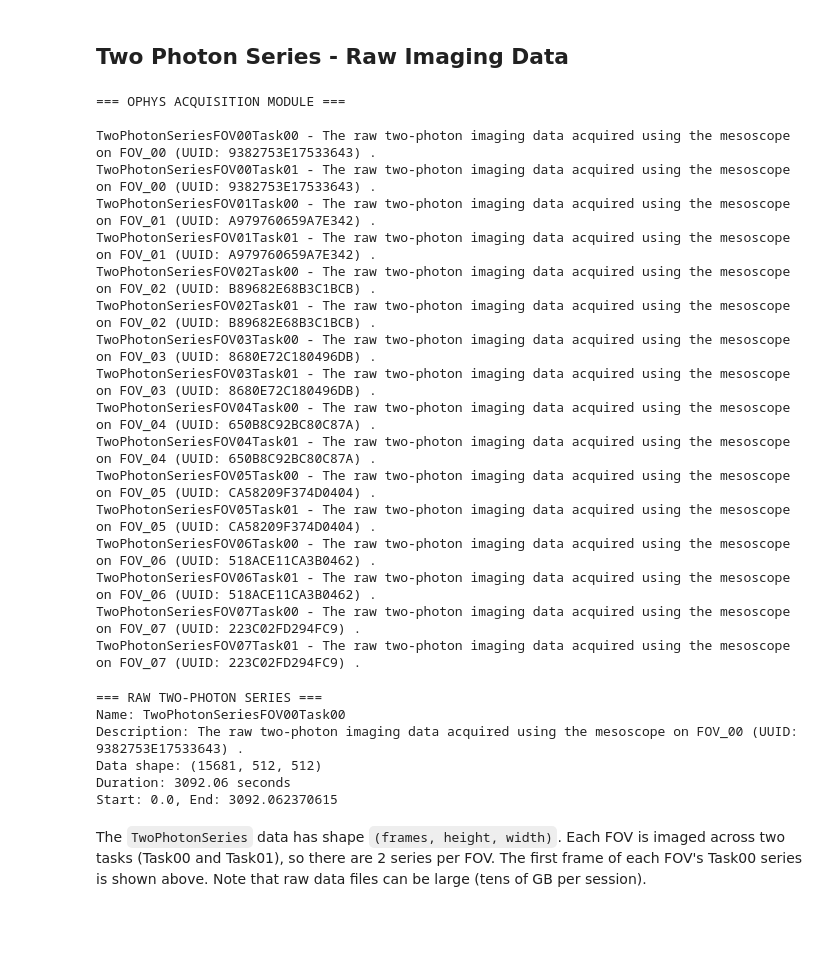
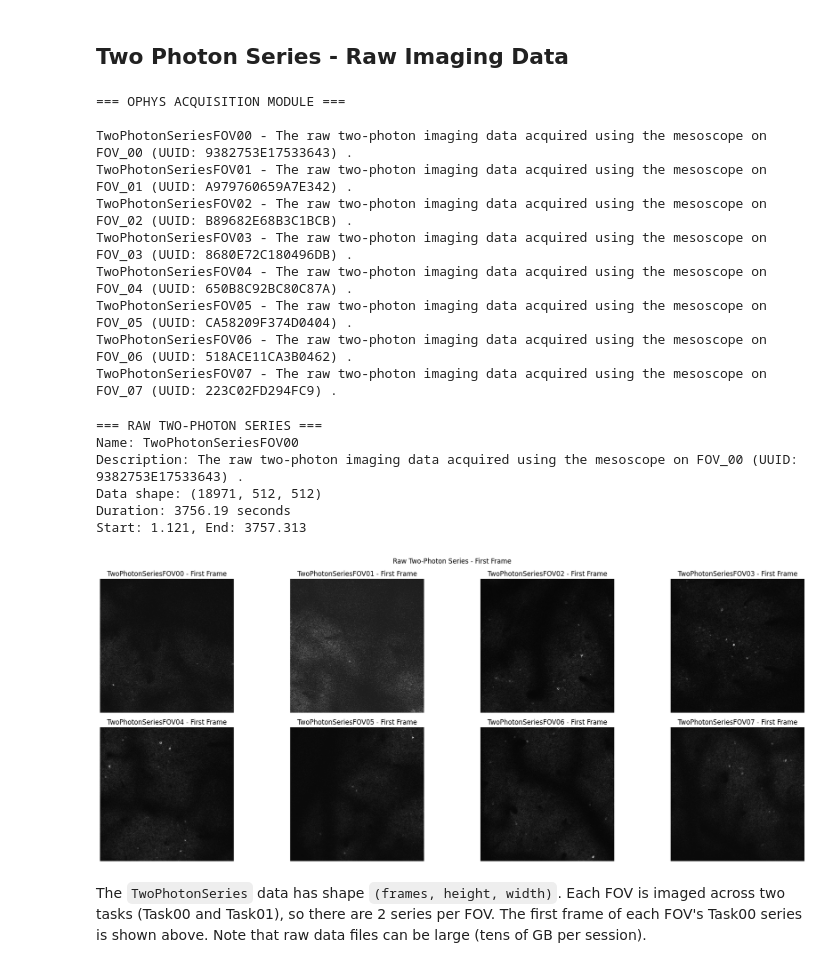
Before and after one commit to catalystneuro/IBL-mesoscope-to-nwb, a Jupyter notebook: src/ibl_mesoscope_to_nwb/mesoscope2025/tutorials/raw.ipynb, the cells around one changed output. Cells and saved outputs as stored; diff of their text form; code cells hidden in the pictures; blank space fills up the shorter version.

```diff
--- a/src/ibl_mesoscope_to_nwb/mesoscope2025/tutorials/raw.ipynb
+++ b/src/ibl_mesoscope_to_nwb/mesoscope2025/tutorials/raw.ipynb
@@ -75,7 +75,7 @@ def load_nwb_local(directory_path, subject_id, session_id):
     """
     directory_path = Path(directory_path)
     nwbfile_path = (
-        directory_path / f"sub-{subject_id}/sub-{subject_id}_ses-{session_id}_desc-processed_behavior+ophys.nwb"
+        directory_path / f"sub-{subject_id}/sub-{subject_id}_ses-{session_id}_desc-raw_behavior+ophys.nwb"
     )
 
     if not nwbfile_path.exists():
@@ -103,7 +103,7 @@ if USE_DANDI:
     nwbfile, io = load_nwb_from_dandi(dandiset_id, subject_id, session_id)
 else:
     # Specify your local directory path
-    local_directory = "E:/IBL-mesoscope-nwbfiles/stub"  # Replace with actual path
+    local_directory = "E:/IBL-mesoscope-nwbfiles/full"  # Replace with actual path
     nwbfile, io = load_nwb_local(local_directory, subject_id, session_id)
 
 print("=== SESSION INFORMATION ===")
@@ -179,22 +197,14 @@ for name, proc in nwbfile.acquisition.items():
 # %% [output]
 === OPHYS ACQUISITION MODULE ===
 
-TwoPhotonSeriesFOV00Task00 - The raw two-photon imaging data acquired using the mesoscope on FOV_00 (UUID: 9382753E17533643) .
-TwoPhotonSeriesFOV00Task01 - The raw two-photon imaging data acquired using the mesoscope on FOV_00 (UUID: 9382753E17533643) .
-TwoPhotonSeriesFOV01Task00 - The raw two-photon imaging data acquired using the mesoscope on FOV_01 (UUID: A979760659A7E342) .
-TwoPhotonSeriesFOV01Task01 - The raw two-photon imaging data acquired using the mesoscope on FOV_01 (UUID: A979760659A7E342) .
-TwoPhotonSeriesFOV02Task00 - The raw two-photon imaging data acquired using the mesoscope on FOV_02 (UUID: B89682E68B3C1BCB) .
-TwoPhotonSeriesFOV02Task01 - The raw two-photon imaging data acquired using the mesoscope on FOV_02 (UUID: B89682E68B3C1BCB) .
-TwoPhotonSeriesFOV03Task00 - The raw two-photon imaging data acquired using the mesoscope on FOV_03 (UUID: 8680E72C180496DB) .
-TwoPhotonSeriesFOV03Task01 - The raw two-photon imaging data acquired using the mesoscope on FOV_03 (UUID: 8680E72C180496DB) .
-TwoPhotonSeriesFOV04Task00 - The raw two-photon imaging data acquired using the mesoscope on FOV_04 (UUID: 650B8C92BC80C87A) .
-TwoPhotonSeriesFOV04Task01 - The raw two-photon imaging data acquired using the mesoscope on FOV_04 (UUID: 650B8C92BC80C87A) .
-TwoPhotonSeriesFOV05Task00 - The raw two-photon imaging data acquired using the mesoscope on FOV_05 (UUID: CA58209F374D0404) .
-TwoPhotonSeriesFOV05Task01 - The raw two-photon imaging data acquired using the mesoscope on FOV_05 (UUID: CA58209F374D0404) .
-TwoPhotonSeriesFOV06Task00 - The raw two-photon imaging data acquired using the mesoscope on FOV_06 (UUID: 518ACE11CA3B0462) .
-TwoPhotonSeriesFOV06Task01 - The raw two-photon imaging data acquired using the mesoscope on FOV_06 (UUID: 518ACE11CA3B0462) .
-TwoPhotonSeriesFOV07Task00 - The raw two-photon imaging data acquired using the mesoscope on FOV_07 (UUID: 223C02FD294FC9) .
-TwoPhotonSeriesFOV07Task01 - The raw two-photon imaging data acquired using the mesoscope on FOV_07 (UUID: 223C02FD294FC9) .
+TwoPhotonSeriesFOV00 - The raw two-photon imaging data acquired using the mesoscope on FOV_00 (UUID: 9382753E17533643) .
+TwoPhotonSeriesFOV01 - The raw two-photon imaging data acquired using the mesoscope on FOV_01 (UUID: A979760659A7E342) .
+TwoPhotonSeriesFOV02 - The raw two-photon imaging data acquired using the mesoscope on FOV_02 (UUID: B89682E68B3C1BCB) .
+TwoPhotonSeriesFOV03 - The raw two-photon imaging data acquired using the mesoscope on FOV_03 (UUID: 8680E72C180496DB) .
+TwoPhotonSeriesFOV04 - The raw two-photon imaging data acquired using the mesoscope on FOV_04 (UUID: 650B8C92BC80C87A) .
+TwoPhotonSeriesFOV05 - The raw two-photon imaging data acquired using the mesoscope on FOV_05 (UUID: CA58209F374D0404) .
+TwoPhotonSeriesFOV06 - The raw two-photon imaging data acquired using the mesoscope on FOV_06 (UUID: 518ACE11CA3B0462) .
+TwoPhotonSeriesFOV07 - The raw two-photon imaging data acquired using the mesoscope on FOV_07 (UUID: 223C02FD294FC9) .
 # %%
 # Access data of one example FOV
 two_photon_series = nwbfile.acquisition[two_photon_series_names[0]]
@@ -207,35 +217,35 @@ print(f"Duration: {two_photon_series.timestamps[-1] - two_photon_series.timestam
 print(f"Start: {two_photon_series.timestamps[0]}, End: {two_photon_series.timestamps[-1]}")
 # %% [output]
 === RAW TWO-PHOTON SERIES ===
-Name: TwoPhotonSeriesFOV00Task00
+Name: TwoPhotonSeriesFOV00
 Description: The raw two-photon imaging data acquired using the mesoscope on FOV_00 (UUID: 9382753E17533643) .
-Data shape: (15681, 512, 512)
-Duration: 3092.06 seconds
-Start: 0.0, End: 3092.062370615
+Data shape: (18971, 512, 512)
+Duration: 3756.19 seconds
+Start: 1.121, End: 3757.313
 # %%
-# Show first frame of Task00 for each FOV (one panel per FOV)
-task00_names = [name for name in two_photon_series_names if name.endswith("Task00")]
-n_fovs = len(task00_names)
+# Show first frame for each FOV (one panel per FOV)
+n_fovs = len(two_photon_series_names)
 ncols = min(4, n_fovs)
 nrows = (n_fovs + ncols - 1) // ncols
 
 fig, axes = plt.subplots(nrows, ncols, figsize=(5 * ncols, 4 * nrows), dpi=100)
 axes = axes.flatten() if n_fovs > 1 else [axes]
 
-for i, name in enumerate(task00_names):
+for i, name in enumerate(two_photon_series_names):
     series = nwbfile.acquisition[name]
     axes[i].imshow(series.data[0, ...], cmap="gray")
-    fov_label = name.replace("TwoPhotonSeries", "").replace("Task00", "")
-    axes[i].set_title(f"{fov_label} - First Frame")
+    axes[i].set_title(f"{name} - First Frame")
     axes[i].axis("off")
 
 # Hide unused axes
-for j in range(len(task00_names), len(axes)):
+for j in range(len(two_photon_series_names), len(axes)):
     axes[j].set_visible(False)
 
-plt.suptitle("Raw Two-Photon Series - First Frame (Task 0)", fontsize=12)
+plt.suptitle("Raw Two-Photon Series - First Frame", fontsize=12)
 plt.tight_layout()
 plt.show()
+# %% [output]
+[figure, added]
 # %% [markdown]
 The `TwoPhotonSeries` data has shape `(frames, height, width)`. Each FOV is imaged across two tasks (Task00 and Task01), so there are 2 series per FOV. The first frame of each FOV's Task00 series is shown above. Note that raw data files can be large (tens of GB per session).
 # %% [markdown]
```
Also changed, not shown: parts of 6 cells of this notebook, 1 other file.
